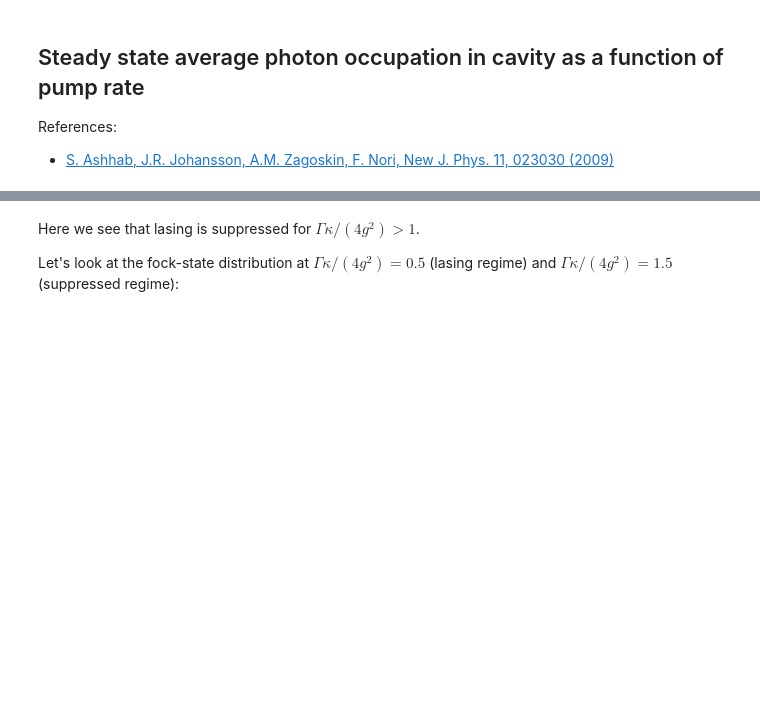
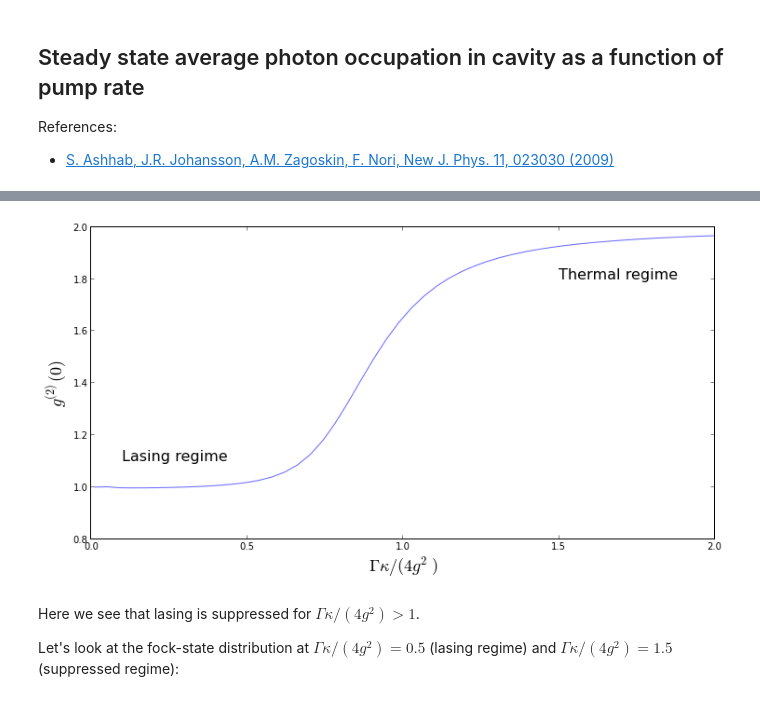
Before and after one commit to jrjohansson/qutip-lectures, a Jupyter notebook: Lecture-2B-Single-Atom-Lasing.ipynb, the cells around one changed output, grey strips where cells are left out. Drawn from its saved outputs; the diff is of its cells as text; code cells hidden in the pictures; blank space fills up the shorter version.

```diff
--- a/Lecture-2B-Single-Atom-Lasing.ipynb
+++ b/Lecture-2B-Single-Atom-Lasing.ipynb
@@ -246,3 +248,15 @@ axes.legend();
+# %%
+fig, axes = subplots(1, 1, figsize=(12,6))
+
+axes.plot(Gamma_vec * kappa / (4*g**2), g2_vec, color="blue", alpha=0.6, label="numerical")
+
+axes.set_xlabel(r'$\Gamma\kappa/(4g^2)$', fontsize=18)
+axes.set_ylabel(r'$g^{(2)}(0)$', fontsize=18)
+axes.set_xlim(0, 2)
+axes.text(0.1, 1.1, "Lasing regime", fontsize=16)
+axes.text(1.5, 1.8, "Thermal regime", fontsize=16);
+# %% [output]
+[figure, added]
 # %% [markdown]
 Here we see that lasing is suppressed for $\Gamma\kappa/(4g^2) > 1$.
 
```
Also changed, not shown: parts of 14 cells of this notebook.
